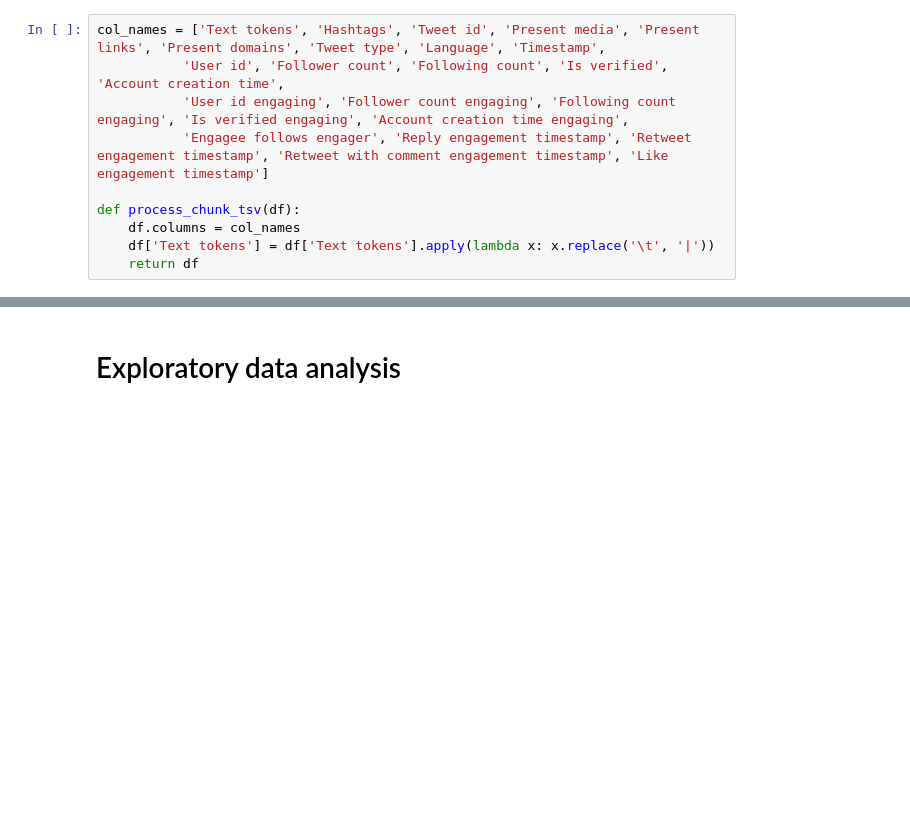
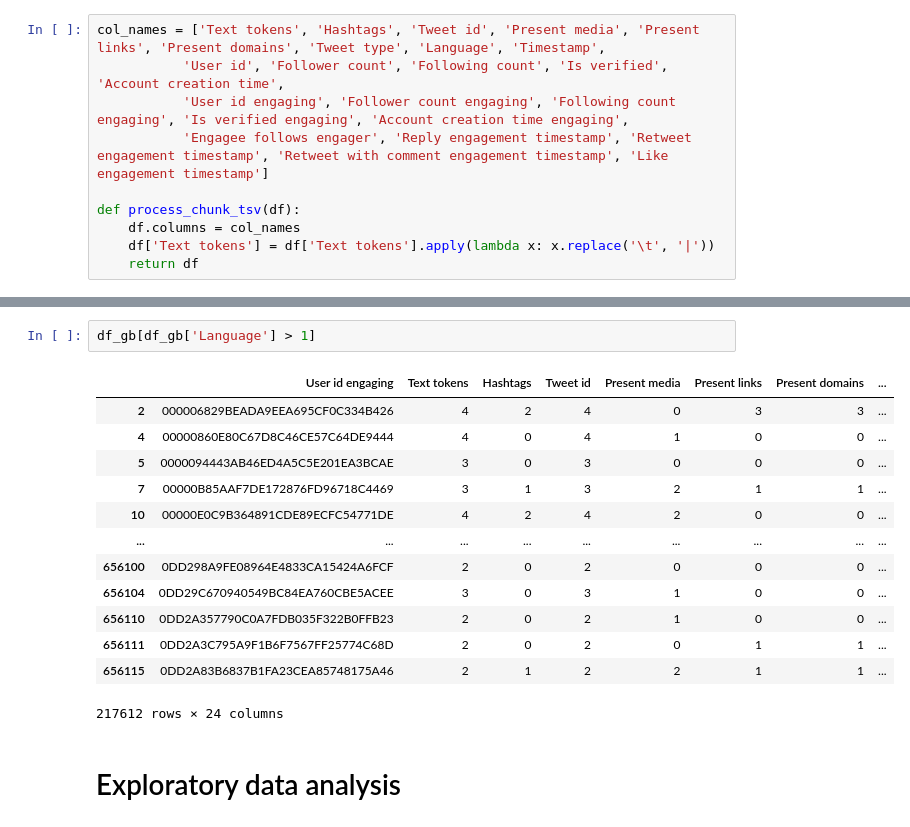
Before and after one commit to andreafiandro/recsys2020, a Jupyter notebook: EDA.ipynb, the cells around one changed output, grey strips where cells are left out. Drawn from its saved outputs; the diff is of its cells as text; blank space fills up the shorter version.

```diff
--- a/EDA.ipynb
+++ b/EDA.ipynb
@@ -275,3 +228,19 @@ df_chunk.head()
+# %%
+df_gb[df_gb['Language'] > 1]
+# %% [output]
+|  | User id engaging | Text tokens | Hashtags | Tweet id | Present media | Present links | Present domains | ... |
+| 2 | 000006829BEADA9EEA695CF0C334B426 | 4 | 2 | 4 | 0 | 3 | 3 | ... |
+| 4 | 00000860E80C67D8C46CE57C64DE9444 | 4 | 0 | 4 | 1 | 0 | 0 | ... |
+| 5 | 0000094443AB46ED4A5C5E201EA3BCAE | 3 | 0 | 3 | 0 | 0 | 0 | ... |
+| 7 | 00000B85AAF7DE172876FD96718C4469 | 3 | 1 | 3 | 2 | 1 | 1 | ... |
+| 10 | 00000E0C9B364891CDE89ECFC54771DE | 4 | 2 | 4 | 2 | 0 | 0 | ... |
+| ... | ... | ... | ... | ... | ... | ... | ... | ... |
+| 656100 | 0DD298A9FE08964E4833CA15424A6FCF | 2 | 0 | 2 | 0 | 0 | 0 | ... |
+| 656104 | 0DD29C670940549BC84EA760CBE5ACEE | 3 | 0 | 3 | 1 | 0 | 0 | ... |
+| 656110 | 0DD2A357790C0A7FDB035F322B0FFB23 | 2 | 0 | 2 | 1 | 0 | 0 | ... |
+| 656111 | 0DD2A3C795A9F1B6F7567FF25774C68D | 2 | 0 | 2 | 0 | 1 | 1 | ... |
+| 656115 | 0DD2A83B6837B1FA23CEA85748175A46 | 2 | 1 | 2 | 2 | 1 | 1 | ... |
+217612 rows × 24 columns
 # %% [markdown]
 # Exploratory data analysis
 # %%
```
Also changed, not shown: parts of 17 cells of this notebook, 4 other files.
